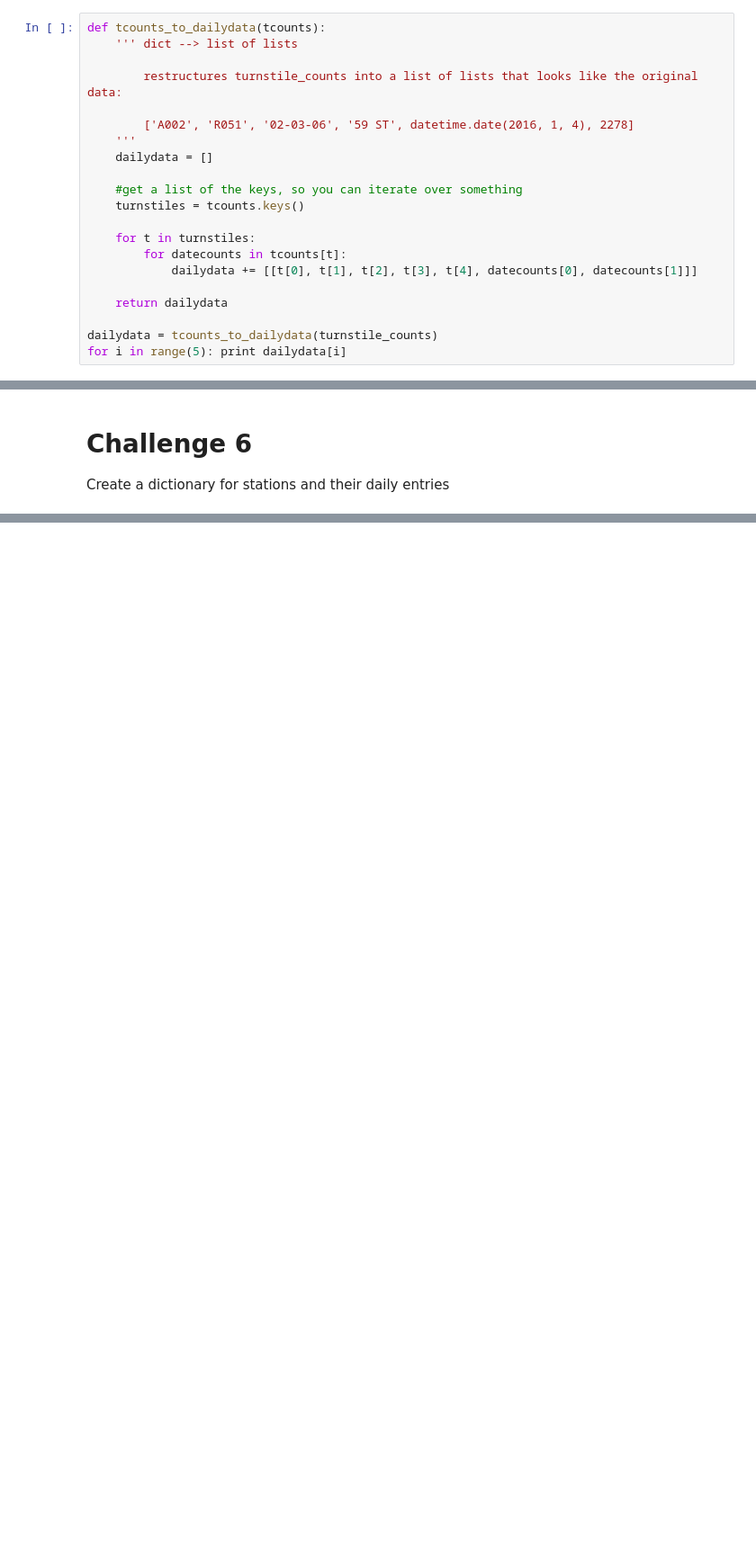
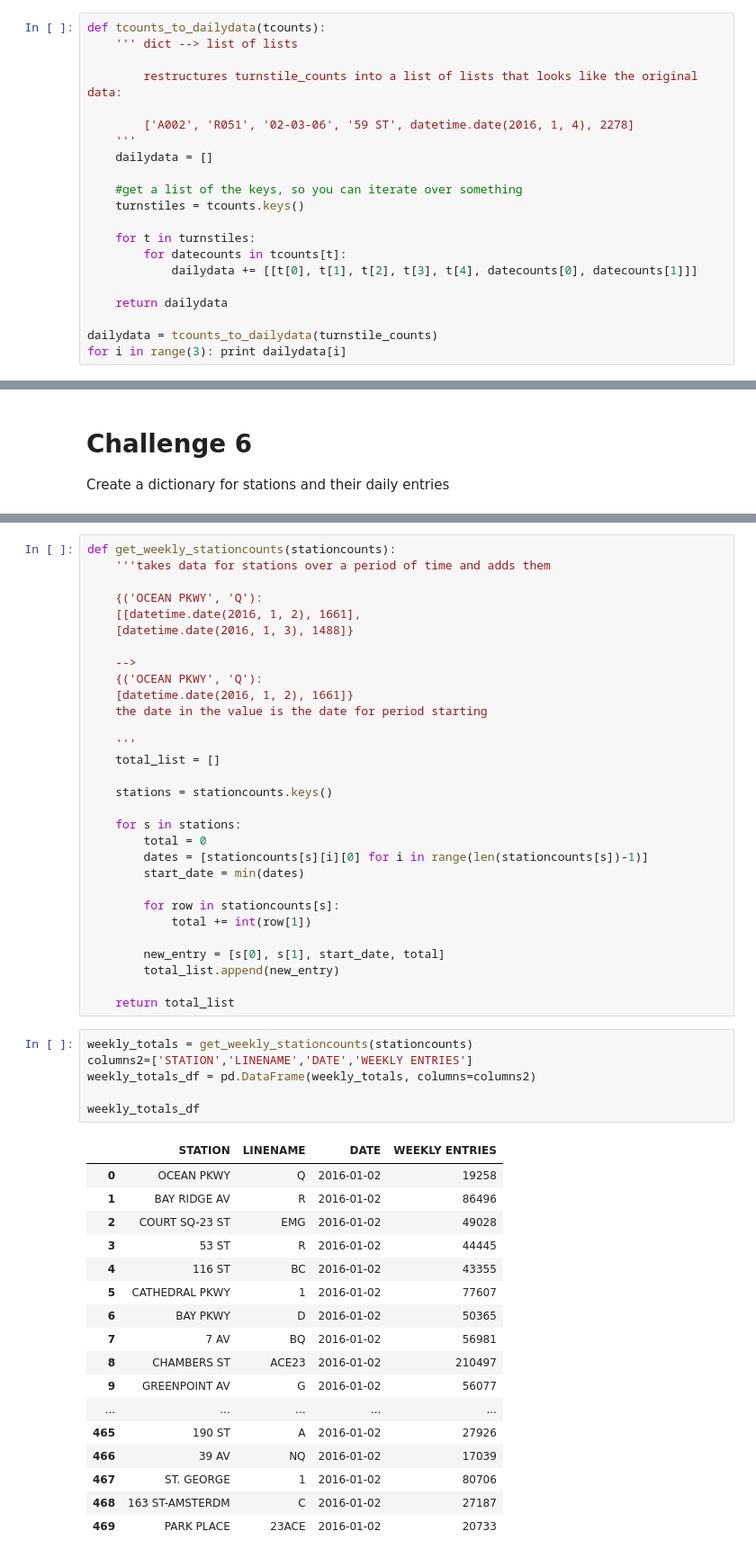
Before and after one commit to yawitzd/metis-p1_team3, a Jupyter notebook: daniel_01-benson_challenge.ipynb, the cells around one changed output, grey strips where cells are left out. Shown: that part at 90% size. Drawn from its saved outputs; the diff is of its cells as text; blank space fills up the shorter version.

Commit message:
now with pandas and weekly totals

```diff
--- a/daniel_01-benson_challenge.ipynb
+++ b/daniel_01-benson_challenge.ipynb
@@ -289,7 +297,7 @@ def tcounts_to_dailydata(tcounts):
     return dailydata
 
 dailydata = tcounts_to_dailydata(turnstile_counts)
-for i in range(5): print dailydata[i]
+for i in range(3): print dailydata[i]
 # %% [output]
 ['N089', 'R139', '00-00-01', 'CANAL ST', 'ACE', datetime.date(2016, 1, 2), 284]
 ['N089', 'R139', '00-00-01', 'CANAL ST', 'ACE', datetime.date(2016, 1, 3), 179]
@@ -519,0 +540,54 @@ dailystationdata2.to_csv('dailystationdata.csv')
+# %%
+def get_weekly_stationcounts(stationcounts):
+    '''takes data for stations over a period of time and adds them
+
+    {('OCEAN PKWY', 'Q'):
+    [[datetime.date(2016, 1, 2), 1661],
+    [datetime.date(2016, 1, 3), 1488]}
+
+    -->
+    {('OCEAN PKWY', 'Q'):
+    [datetime.date(2016, 1, 2), 1661]}
+    the date in the value is the date for period starting
+
+    '''
+    total_list = []
+
+    stations = stationcounts.keys()
+
+    for s in stations:
+        total = 0
+        dates = [stationcounts[s][i][0] for i in range(len(stationcounts[s])-1)]
+        start_date = min(dates)
+
+        for row in stationcounts[s]:
+            total += int(row[1])
+
+        new_entry = [s[0], s[1], start_date, total]
+        total_list.append(new_entry)
+
+    return total_list
+# %%
+weekly_totals = get_weekly_stationcounts(stationcounts)
+columns2=['STATION','LINENAME','DATE','WEEKLY ENTRIES']
+weekly_totals_df = pd.DataFrame(weekly_totals, columns=columns2)
+
+weekly_totals_df
+# %% [output]
+|  | STATION | LINENAME | DATE | WEEKLY ENTRIES |
+| 0 | OCEAN PKWY | Q | 2016-01-02 | 19258 |
+| 1 | BAY RIDGE AV | R | 2016-01-02 | 86496 |
+| 2 | COURT SQ-23 ST | EMG | 2016-01-02 | 49028 |
+| 3 | 53 ST | R | 2016-01-02 | 44445 |
+| 4 | 116 ST | BC | 2016-01-02 | 43355 |
+| 5 | CATHEDRAL PKWY | 1 | 2016-01-02 | 77607 |
+| 6 | BAY PKWY | D | 2016-01-02 | 50365 |
+| 7 | 7 AV | BQ | 2016-01-02 | 56981 |
+| 8 | CHAMBERS ST | ACE23 | 2016-01-02 | 210497 |
+| 9 | GREENPOINT AV | G | 2016-01-02 | 56077 |
+| ... | ... | ... | ... | ... |
+| 465 | 190 ST | A | 2016-01-02 | 27926 |
+| 466 | 39 AV | NQ | 2016-01-02 | 17039 |
+| 467 | ST. GEORGE | 1 | 2016-01-02 | 80706 |
+| 468 | 163 ST-AMSTERDM | C | 2016-01-02 | 27187 |
+| 469 | PARK PLACE | 23ACE | 2016-01-02 | 20733 |
```
Also changed, not shown: parts of 21 cells of this notebook.
